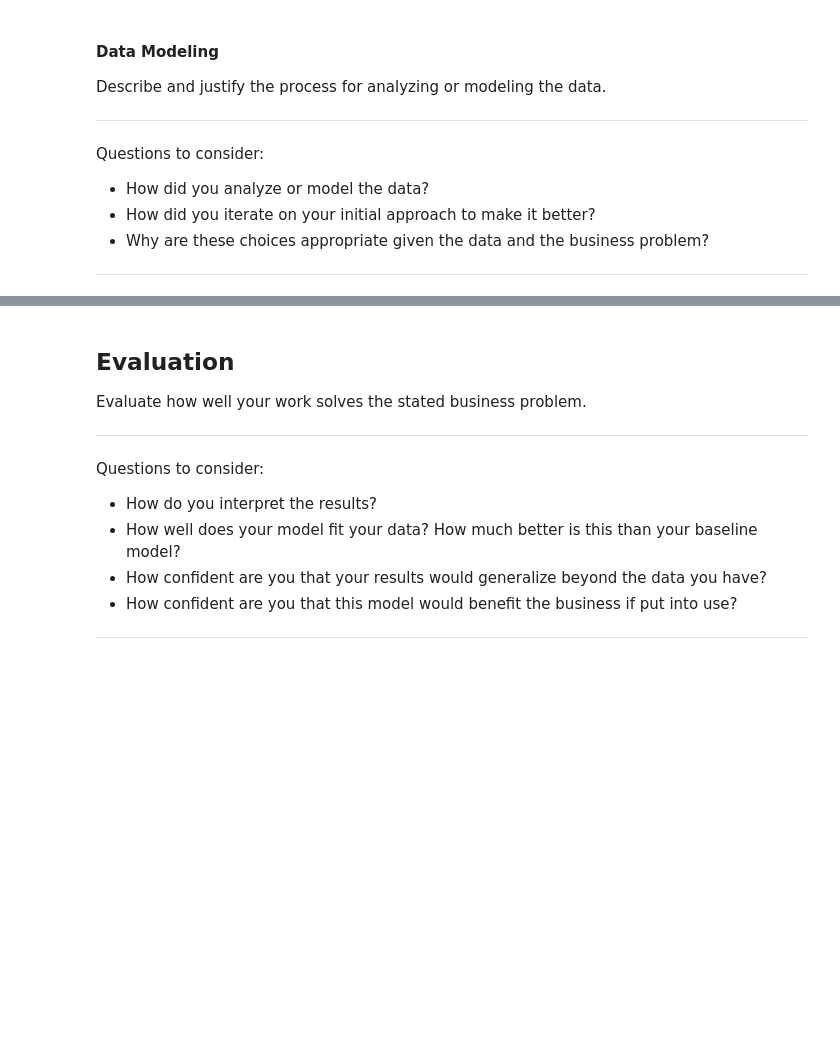
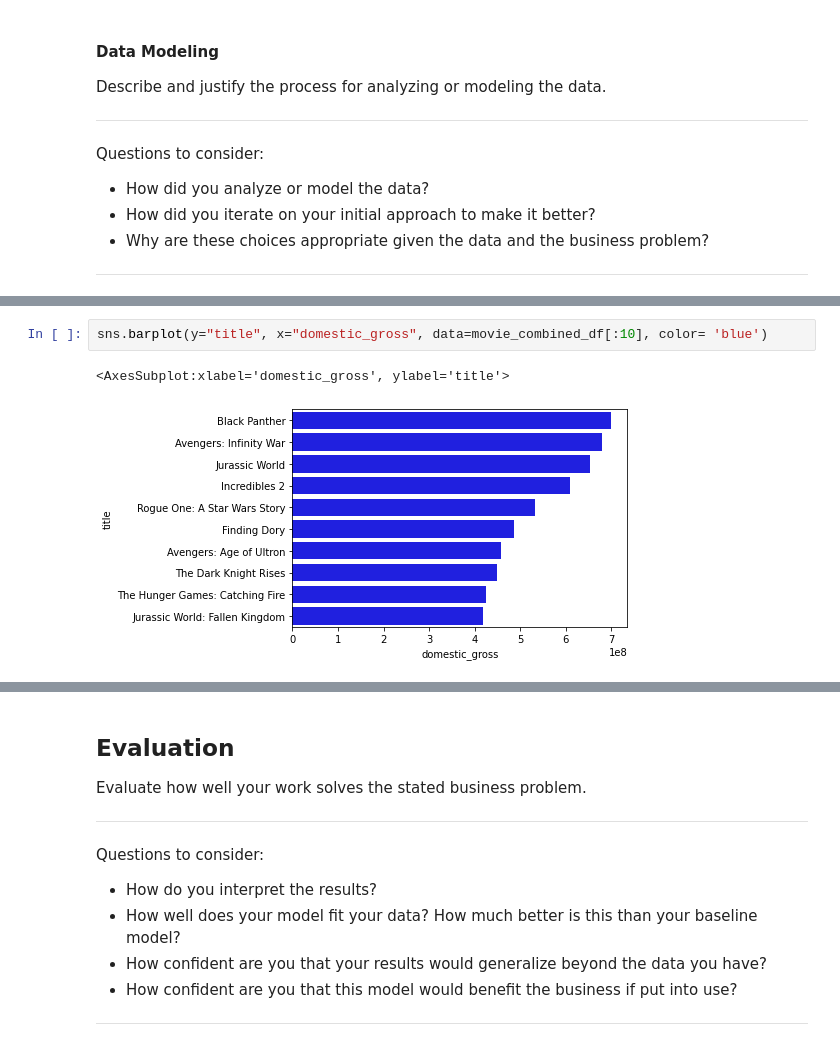
Before and after one commit to ashakeri92/dsc-phase-1-project-v2-3, a Jupyter notebook: analysis.ipynb, the cells around one changed output, grey strips where cells are left out. Drawn from its saved outputs; the diff is of its cells as text; blank space fills up the shorter version.

```diff
--- a/analysis.ipynb
+++ b/analysis.ipynb
@@ -295,0 +341,5 @@ movie_combined_df.plot.bar(x='title', y='domestic_gross')
+# %%
+sns.barplot(y="title", x="domestic_gross", data=movie_combined_df[:10], color= 'blue')
+# %% [output]
+<AxesSubplot:xlabel='domestic_gross', ylabel='title'>
+[figure, added]
```
Also changed, not shown: parts of 9 cells of this notebook.
